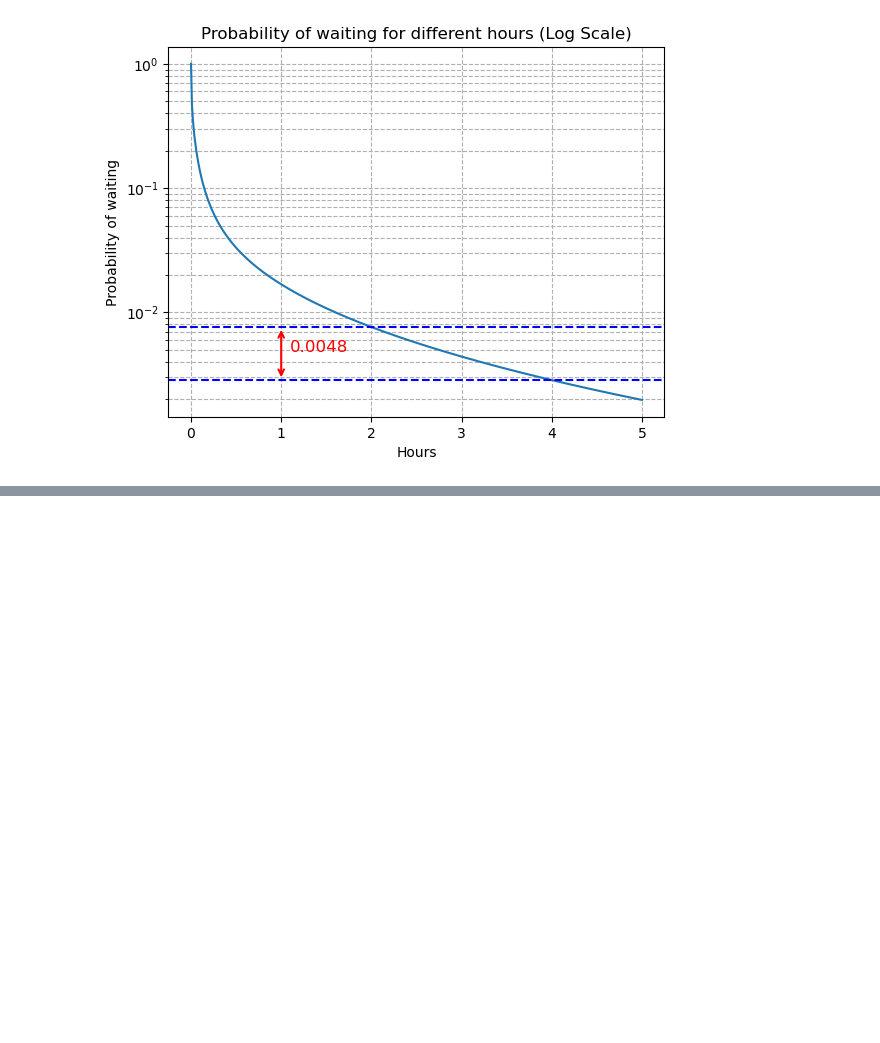
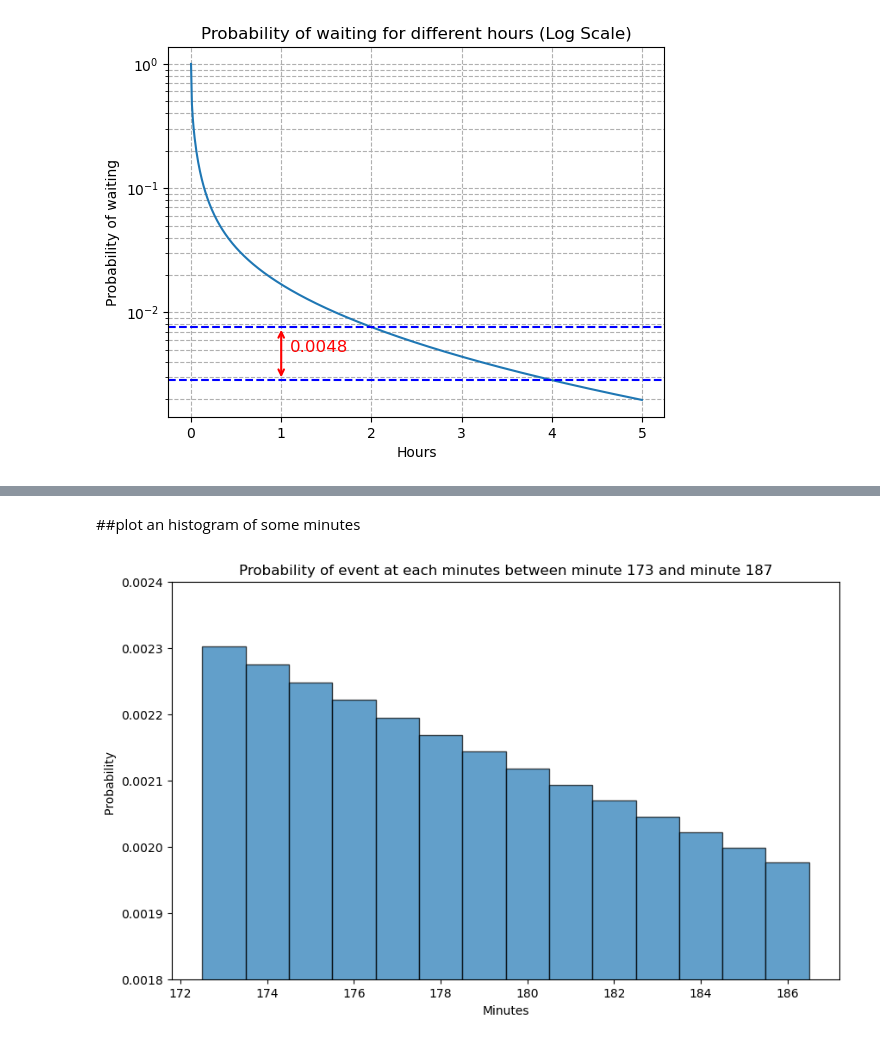
Before and after one commit to dimiphoton/IU-data-all, a Jupyter notebook: adv_stats/code/notebook2.ipynb, the cells around one changed output, grey strips where cells are left out. Cells and saved outputs as stored; diff of their text form; code cells hidden in the pictures; blank space fills up the shorter version.

```diff
--- a/adv_stats/code/notebook2.ipynb
+++ b/adv_stats/code/notebook2.ipynb
@@ -143,0 +79,20 @@ Variance: 978.1764
+# %%
+# Define the PDF (derivative of 1 - S(t))
+def pdf(minutes):
+    hours = minutes_to_hours(minutes)
+    delta = 1e-6
+    return -(survival_function(hours + delta) - survival_function(hours - delta)) / (2 * delta)
+# %%
+from scipy.stats import rv_continuous
+# Create a custom probability distribution for the event occurrence time
+class CustomDistribution(rv_continuous):
+    """
+    Custom probability distribution for the event occurrence time.
+    units: minutes
+    """
+
+    def _pdf(self, t):
+        return pdf(t)
+
+    def _cdf(self, t):
+        return 1 - survival_function(minutes_to_hours(t))
@@ -143,0 +170,22 @@ Variance: 978.1764
+# %% [markdown]
+##plot an histogram of some minutes
+# %%
+# Define the range of minutes (175 to 185)
+minutes_range = np.arange(173, 187)
+
+# Calculate the probability density for each minute
+probabilities = [event_time_dist.pdf(minute) for minute in minutes_range]
+
+# Plot the probability density function as an histogram
+plt.figure(figsize=(10, 6))
+plt.ylim(bottom=0.0018, top=0.0024)
+plt.bar(minutes_range, probabilities, width=1, edgecolor='black', alpha=0.7)
+
+#put title and labels
+plt.title('Probability of event at each minutes between minute 173 and minute 187')
+plt.xlabel('Minutes')
+plt.ylabel('Probability ')
+# save as pdf in folder figures
+plt.savefig('figures/event_time_dist_hist.pdf')
+# %% [output]
+[figure, added]
```
Also changed, not shown: parts of 25 cells of this notebook, 24 other files.
